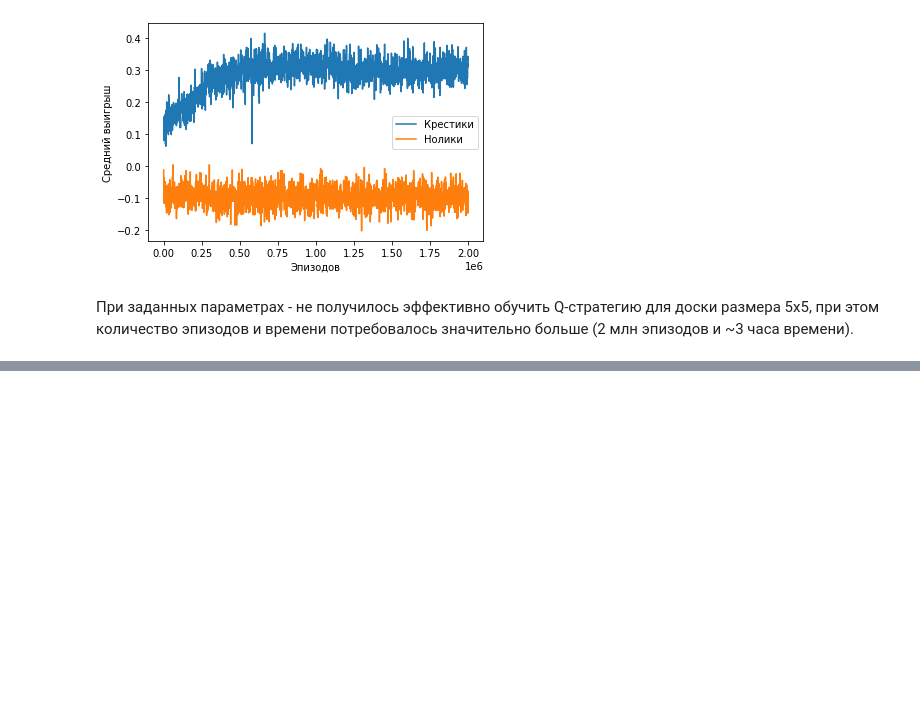
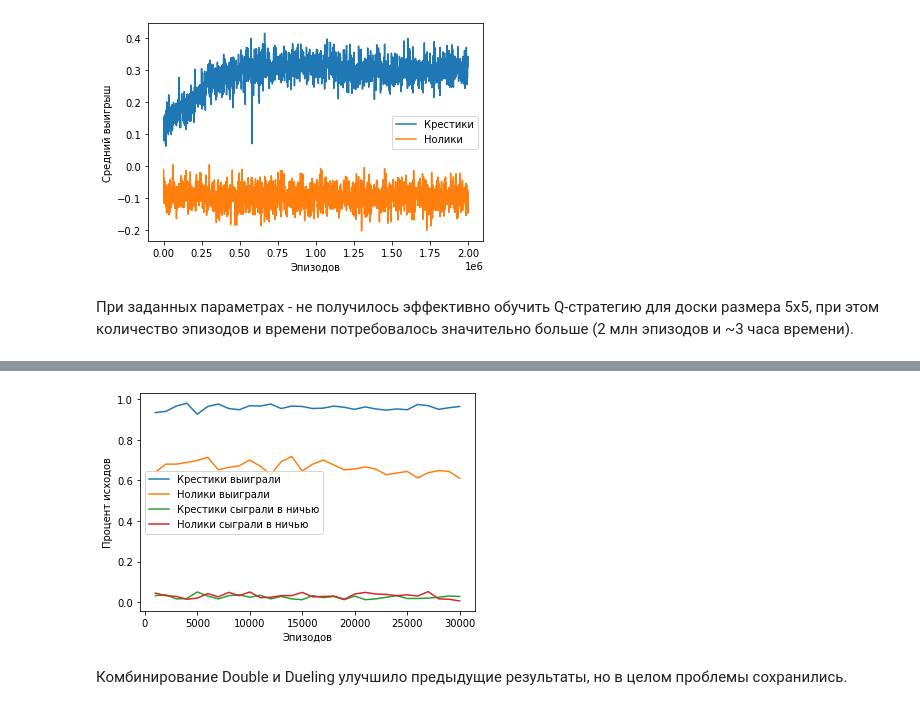
Before and after one commit to robertspb/3-dl-hw-2, a Jupyter notebook: DL_RL_HW2.ipynb, the cells around one changed output, grey strips where cells are left out. Cells and saved outputs as stored; diff of their text form; code cells hidden in the pictures; blank space fills up the shorter version.

```diff
--- a/DL_RL_HW2.ipynb
+++ b/DL_RL_HW2.ipynb
@@ -404,0 +511,9 @@ print(f'Средний выигрышь ноликов против случай
+# %%
+episodes = 30000
+test_each = 1000
+print_each = 6000
+
+env = TicTacToe(3, 3, 3)
+ddesk = DuelingNetwork
+ddqn = TicTacToeDoubleDQN(env, 3, 3, 3, desk)
+results_6 = train(dqn, episodes, test_each, print_each)
@@ -404,0 +526,6 @@ print(f'Средний выигрышь ноликов против случай
+# %%
+plot_results_with_draws(results_6)
+# %% [output]
+[figure, added]
+# %% [markdown]
+Комбинирование Double и Dueling улучшило предыдущие результаты, но в целом проблемы сохранились.
```
Also changed, not shown: parts of 18 cells of this notebook, 1 other file.
